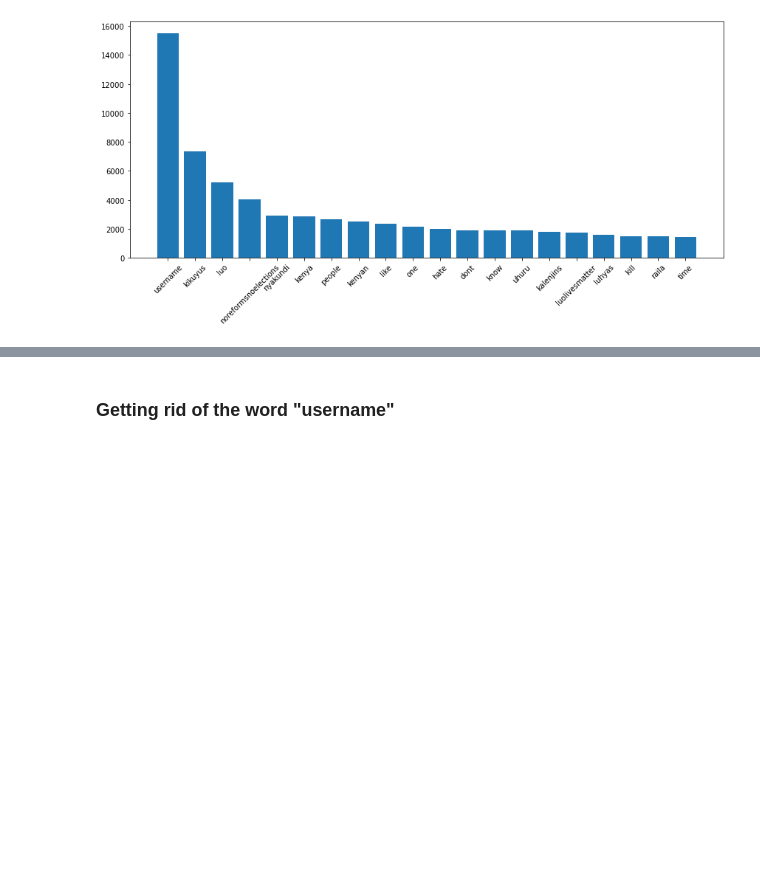
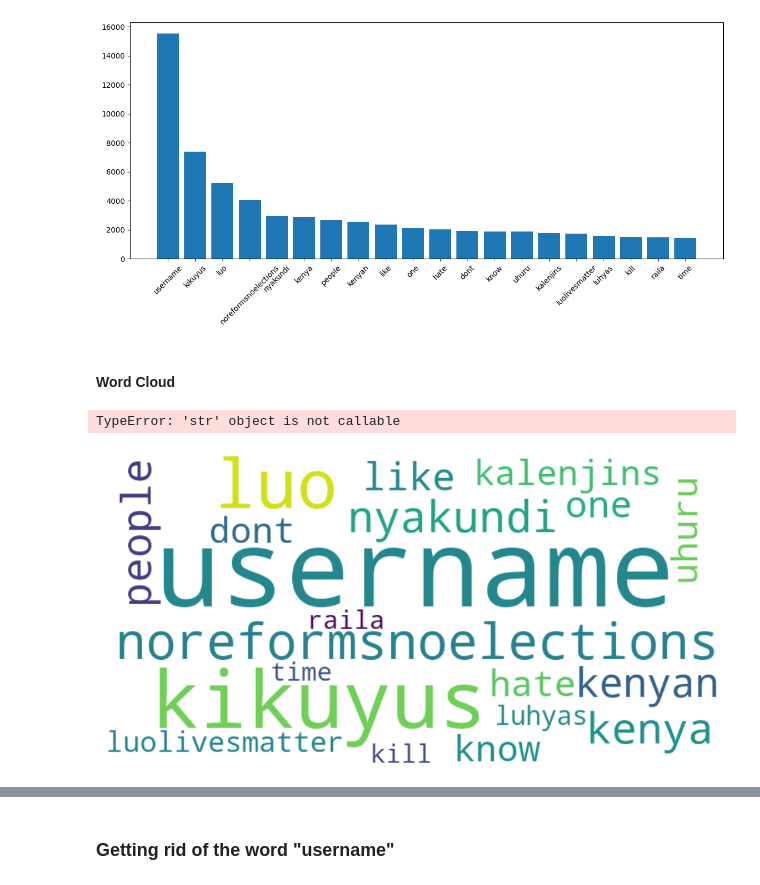
Before and after one commit to irushawn/Hate-Speech-and-Offensive-Content-Detection, a Jupyter notebook: index.ipynb, the cells around one changed output, grey strips where cells are left out. Drawn from its saved outputs; the diff is of its cells as text; code cells hidden in the pictures; blank space fills up the shorter version.

```diff
--- a/index.ipynb
+++ b/index.ipynb
@@ -375,3 +390,5 @@ plt.show()
 # from wordcloud import WordCloud
 # %% [output]
 [figure]
+# %% [markdown]
+#### Word Cloud
@@ -377,0 +397,31 @@ plt.show()
+# %%
+from wordcloud import WordCloud
+import matplotlib.pyplot as plt
+
+# Sort the dictionary by value (descending)
+sorted_dict = dict(sorted(frequency_dist.items(), key=lambda x: x[1], reverse=True))
+
+# Take the top 20 Words
+top_20 = dict(list(sorted_dict.items())[:20])
+
+keys = [str(k) for k in top_20.keys()]
+values =  list( top_20.values())
+
+# Generate word cloud from the top 20 words
+wordcloud = WordCloud(
+    width=800,
+    height=400,
+    background_color='white',
+    colormap='viridis'
+).generate_from_frequencies(top_20)
+
+# Plot the word cloud
+plt.figure(figsize=(12, 6))
+plt.imshow(wordcloud, interpolation='bilinear')
+plt.axis('off')
+plt.title("Word Cloud of Top 20 Words in Tweets", fontsize=16)
+plt.tight_layout()
+plt.show()
+# %% [output]
+TypeError: 'str' object is not callable
+[figure, added]
```
Also changed, not shown: parts of 29 cells of this notebook.
